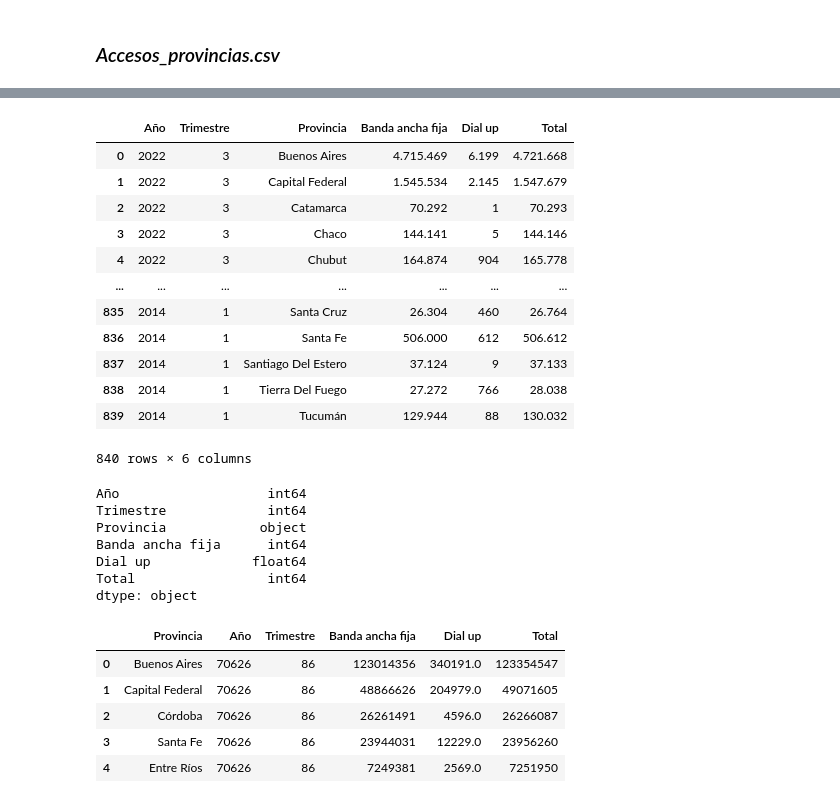
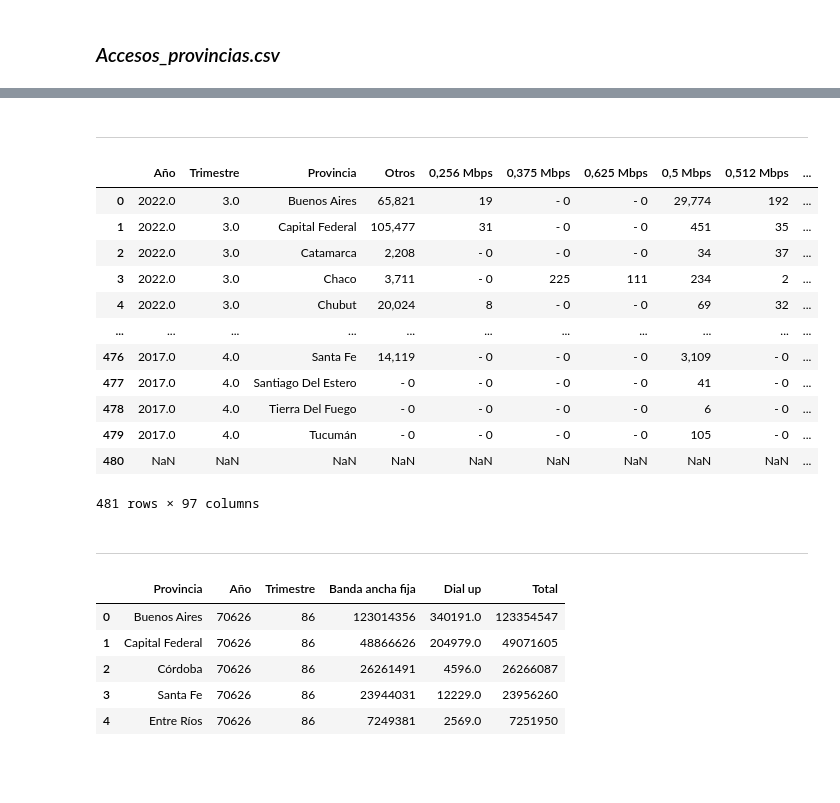
Before and after one commit to uriellmendezz/Analisis_Telecomunicaciones, a Jupyter notebook: EDA.ipynb, the cells around one changed output, grey strips where cells are left out. Saved outputs shown, nothing was run; the diff lists cells and outputs as text; code cells hidden in the pictures; blank space fills up the shorter version.

Commit message:
ETL made for some datasets

```diff
--- a/EDA.ipynb
+++ b/EDA.ipynb
@@ -26,17 +142,19 @@ for index, file in enumerate(files):
+# %% [markdown]
+---
 # %%
-df = pd.read_csv('original_datasets/Accesos_provincias.csv')
-df
+acc_tech = pd.read_csv('original_datasets/internet_')
+acc_tech
 # %% [output]
-|  | Año | Trimestre | Provincia | Banda ancha fija | Dial up | Total |
-| 0 | 2022 | 3 | Buenos Aires | 4.715.469 | 6.199 | 4.721.668 |
-| 1 | 2022 | 3 | Capital Federal | 1.545.534 | 2.145 | 1.547.679 |
-| 2 | 2022 | 3 | Catamarca | 70.292 | 1 | 70.293 |
-| 3 | 2022 | 3 | Chaco | 144.141 | 5 | 144.146 |
-| 4 | 2022 | 3 | Chubut | 164.874 | 904 | 165.778 |
-| ... | ... | ... | ... | ... | ... | ... |
-| 835 | 2014 | 1 | Santa Cruz | 26.304 | 460 | 26.764 |
-| 836 | 2014 | 1 | Santa Fe | 506.000 | 612 | 506.612 |
-| 837 | 2014 | 1 | Santiago Del Estero | 37.124 | 9 | 37.133 |
-| 838 | 2014 | 1 | Tierra Del Fuego | 27.272 | 766 | 28.038 |
-| 839 | 2014 | 1 | Tucumán | 129.944 | 88 | 130.032 |
+|  | Año | Trimestre | Provincia | Otros | 0,256 Mbps | 0,375 Mbps | 0,625 Mbps | 0,5 Mbps | 0,512 Mbps | ... |
+| 0 | 2022.0 | 3.0 | Buenos Aires | 65,821 | 19 | - 0 | - 0 | 29,774 | 192 | ... |
+| 1 | 2022.0 | 3.0 | Capital Federal | 105,477 | 31 | - 0 | - 0 | 451 | 35 | ... |
+| 2 | 2022.0 | 3.0 | Catamarca | 2,208 | - 0 | - 0 | - 0 | 34 | 37 | ... |
+| 3 | 2022.0 | 3.0 | Chaco | 3,711 | - 0 | 225 | 111 | 234 | 2 | ... |
+| 4 | 2022.0 | 3.0 | Chubut | 20,024 | 8 | - 0 | - 0 | 69 | 32 | ... |
+| ... | ... | ... | ... | ... | ... | ... | ... | ... | ... | ... |
+| 476 | 2017.0 | 4.0 | Santa Fe | 14,119 | - 0 | - 0 | - 0 | 3,109 | - 0 | ... |
+| 477 | 2017.0 | 4.0 | Santiago Del Estero | - 0 | - 0 | - 0 | - 0 | 41 | - 0 | ... |
+| 478 | 2017.0 | 4.0 | Tierra Del Fuego | - 0 | - 0 | - 0 | - 0 | 6 | - 0 | ... |
+| 479 | 2017.0 | 4.0 | Tucumán | - 0 | - 0 | - 0 | - 0 | 105 | - 0 | ... |
+| 480 | NaN | NaN | NaN | NaN | NaN | NaN | NaN | NaN | NaN | ... |
-840 rows × 6 columns
+481 rows × 97 columns
@@ -51,13 +161,5 @@ df['Total'] = pd.to_numeric(df['Total'])
-# %%
-df.dtypes
-# %% [output]
-Año                   int64
-Trimestre             int64
-Provincia            object
-Banda ancha fija      int64
-Dial up             float64
-Total                 int64
-dtype: object
+# %% [markdown]
+---
 # %%
 provincias = df.Provincia.unique()
 total = [df.Total.loc[df.Provincia == prov].sum() for prov in provincias]
```
Also changed, not shown: parts of 21 cells of this notebook, 14 other files.
